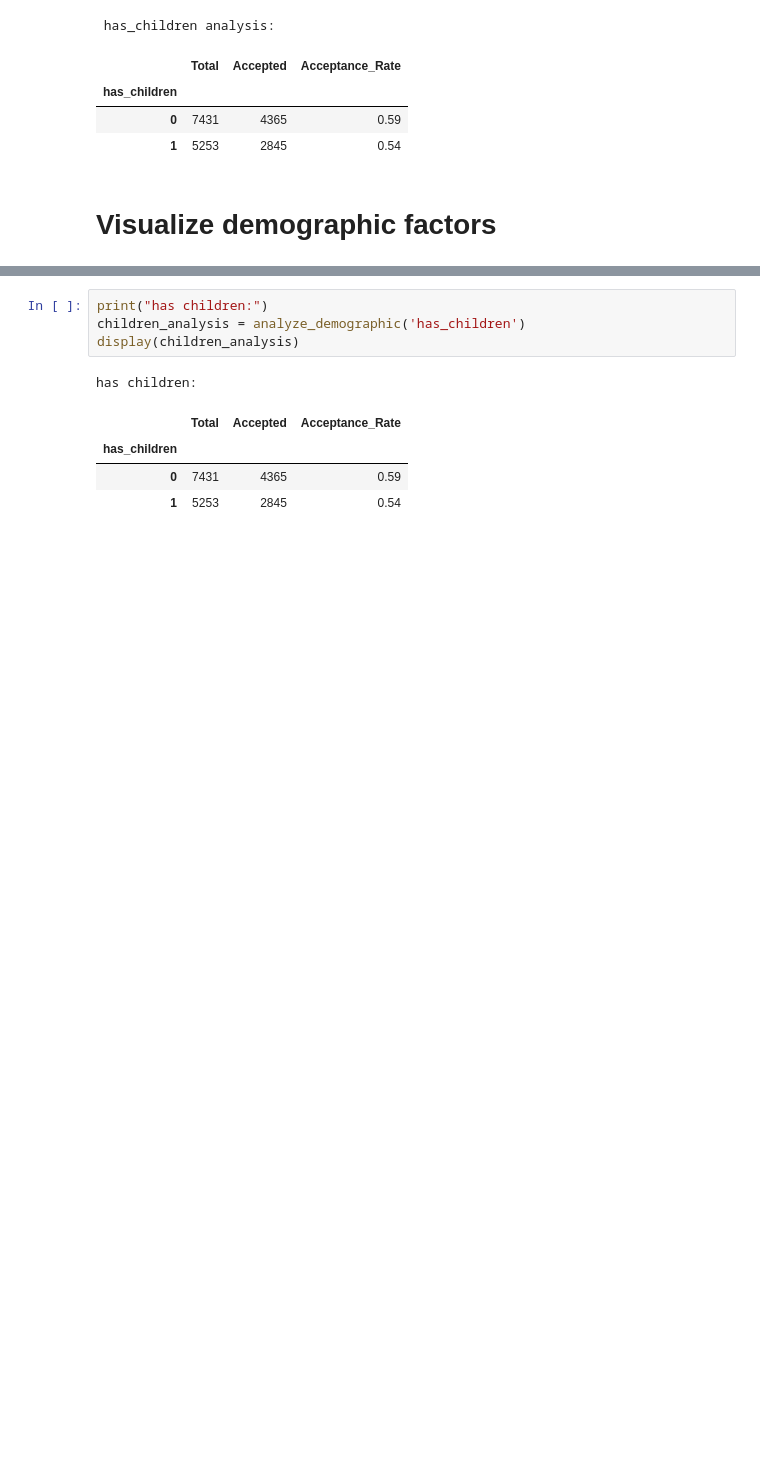
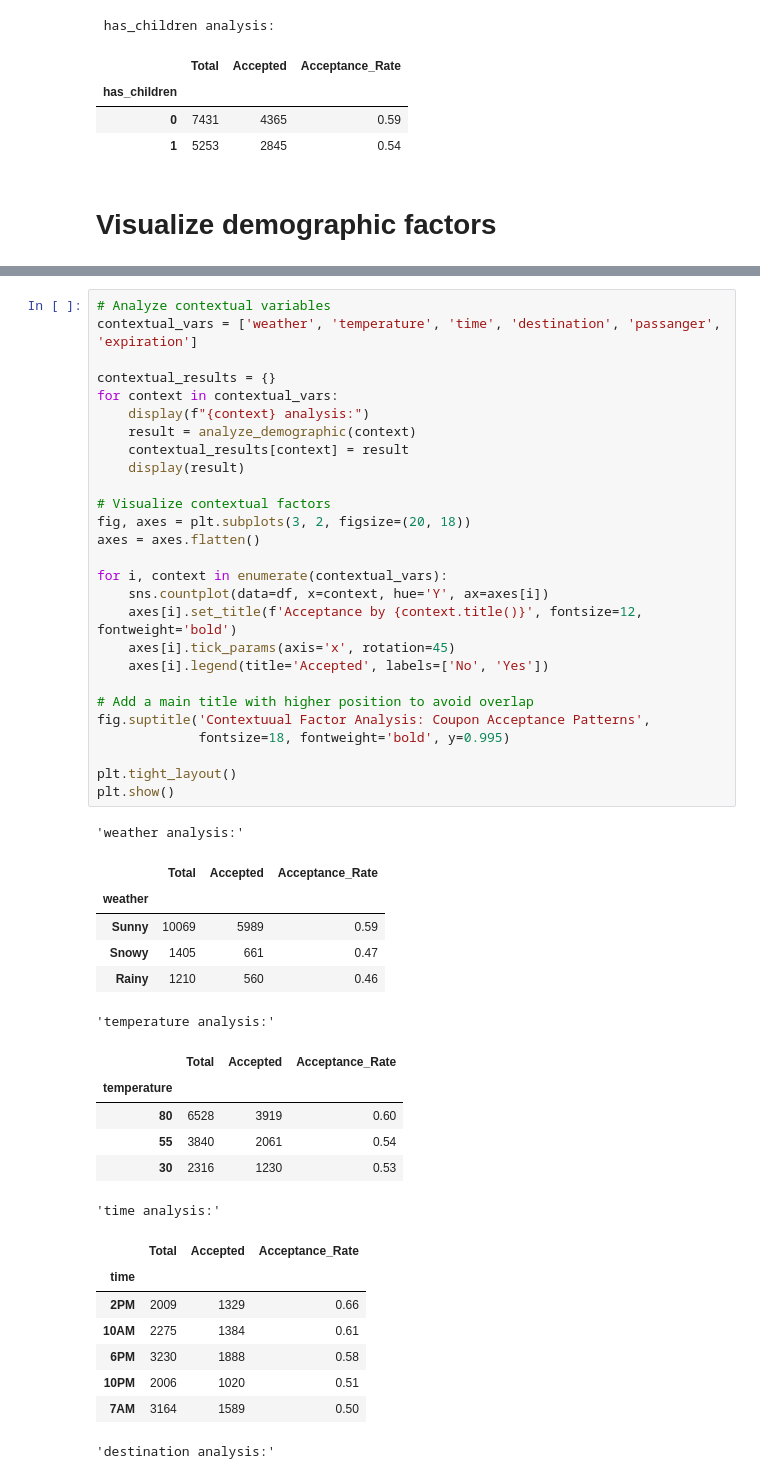
Before and after one commit to ricochetventures/coupon, a Jupyter notebook: coupon_acceptance_analysis.ipynb, the cells around one changed output, grey strips where cells are left out. Saved outputs shown, nothing was run; the diff lists cells and outputs as text; blank space fills up the shorter version.

```diff
--- a/coupon_acceptance_analysis.ipynb
+++ b/coupon_acceptance_analysis.ipynb
@@ -411,10 +411,49 @@ plt.show()
 # %%
-print("has children:")
-children_analysis = analyze_demographic('has_children')
-display(children_analysis)
+# Analyze contextual variables
+contextual_vars = ['weather', 'temperature', 'time', 'destination', 'passanger', 'expiration']
+
+contextual_results = {}
+for context in contextual_vars:
+    display(f"{context} analysis:")
+    result = analyze_demographic(context)
+    contextual_results[context] = result
+    display(result)
+
+# Visualize contextual factors
+fig, axes = plt.subplots(3, 2, figsize=(20, 18))
+axes = axes.flatten()
+
+for i, context in enumerate(contextual_vars):
+    sns.countplot(data=df, x=context, hue='Y', ax=axes[i])
+    axes[i].set_title(f'Acceptance by {context.title()}', fontsize=12, fontweight='bold')
+    axes[i].tick_params(axis='x', rotation=45)
+    axes[i].legend(title='Accepted', labels=['No', 'Yes'])
+
+# Add a main title with higher position to avoid overlap
+fig.suptitle('Contextuual Factor Analysis: Coupon Acceptance Patterns',
+             fontsize=18, fontweight='bold', y=0.995)
+
+plt.tight_layout()
+plt.show()
 # %% [output]
-has children:
+'weather analysis:'
 |  | Total | Accepted | Acceptance_Rate |
-| has_children |  |  |  |
-| 0 | 7431 | 4365 | 0.59 |
-| 1 | 5253 | 2845 | 0.54 |
+| weather |  |  |  |
+| Sunny | 10069 | 5989 | 0.59 |
+| Snowy | 1405 | 661 | 0.47 |
+| Rainy | 1210 | 560 | 0.46 |
+'temperature analysis:'
+|  | Total | Accepted | Acceptance_Rate |
+| temperature |  |  |  |
+| 80 | 6528 | 3919 | 0.60 |
+| 55 | 3840 | 2061 | 0.54 |
+| 30 | 2316 | 1230 | 0.53 |
+'time analysis:'
+|  | Total | Accepted | Acceptance_Rate |
+| time |  |  |  |
+| 2PM | 2009 | 1329 | 0.66 |
+| 10AM | 2275 | 1384 | 0.61 |
+| 6PM | 3230 | 1888 | 0.58 |
+| 10PM | 2006 | 1020 | 0.51 |
+| 7AM | 3164 | 1589 | 0.50 |
+'destination analysis:'
```
Also changed, not shown: parts of 13 cells of this notebook.
